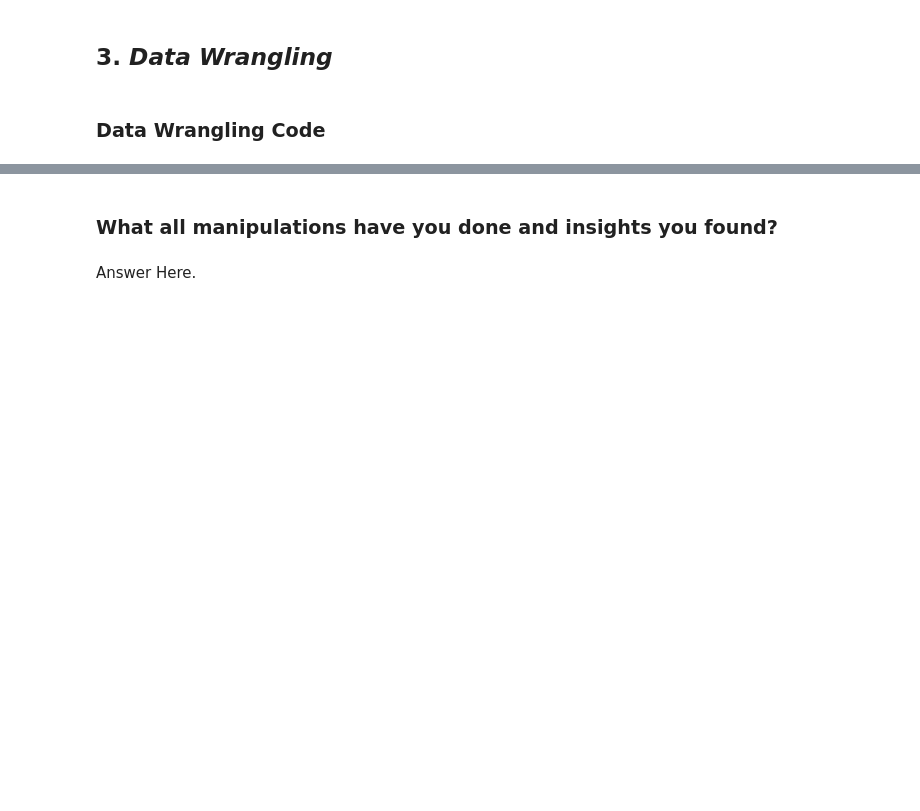
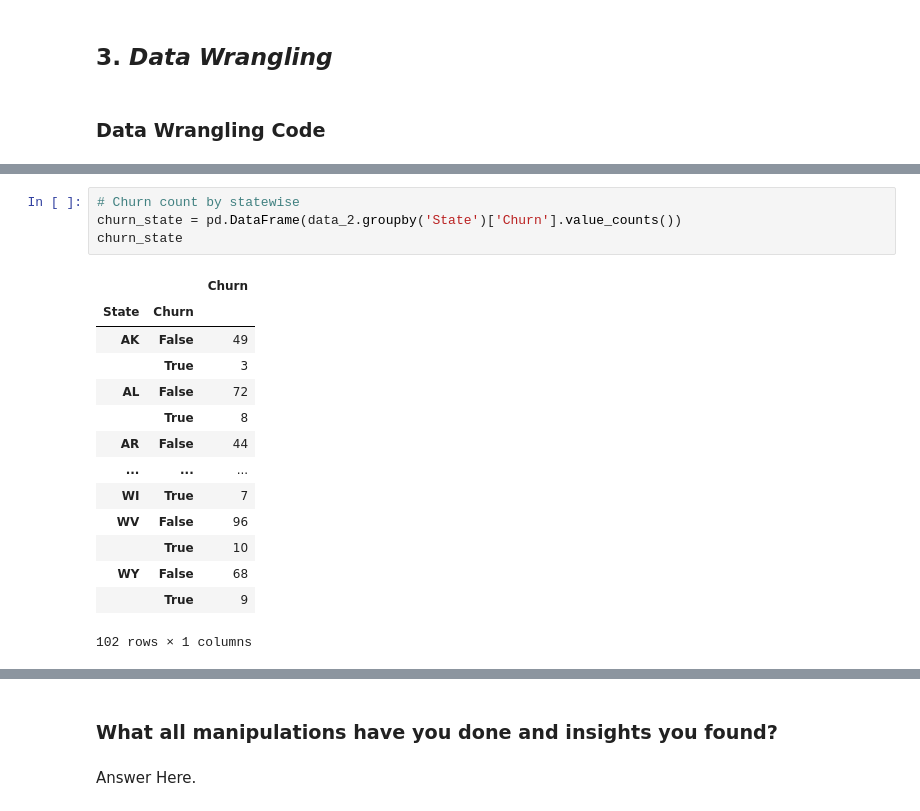
Before and after one commit to praffs18/Telecom-Churn-Analysis, a Jupyter notebook: Telecom_Churn_Analysis_Capstone_Project.ipynb, the cells around one changed output, grey strips where cells are left out. Drawn from its saved outputs; the diff is of its cells as text; blank space fills up the shorter version.

```diff
--- a/Telecom_Churn_Analysis_Capstone_Project.ipynb
+++ b/Telecom_Churn_Analysis_Capstone_Project.ipynb
@@ -287,0 +385,19 @@ No. of unique values in  Churn is 2
+# %%
+# Churn count by statewise
+churn_state = pd.DataFrame(data_2.groupby('State')['Churn'].value_counts())
+churn_state
+# %% [output]
+|  |  | Churn |
+| State | Churn |  |
+| AK | False | 49 |
+|  | True | 3 |
+| AL | False | 72 |
+|  | True | 8 |
+| AR | False | 44 |
+| ... | ... | ... |
+| WI | True | 7 |
+| WV | False | 96 |
+|  | True | 10 |
+| WY | False | 68 |
+|  | True | 9 |
+102 rows × 1 columns
```
Also changed, not shown: parts of 10 cells of this notebook.
